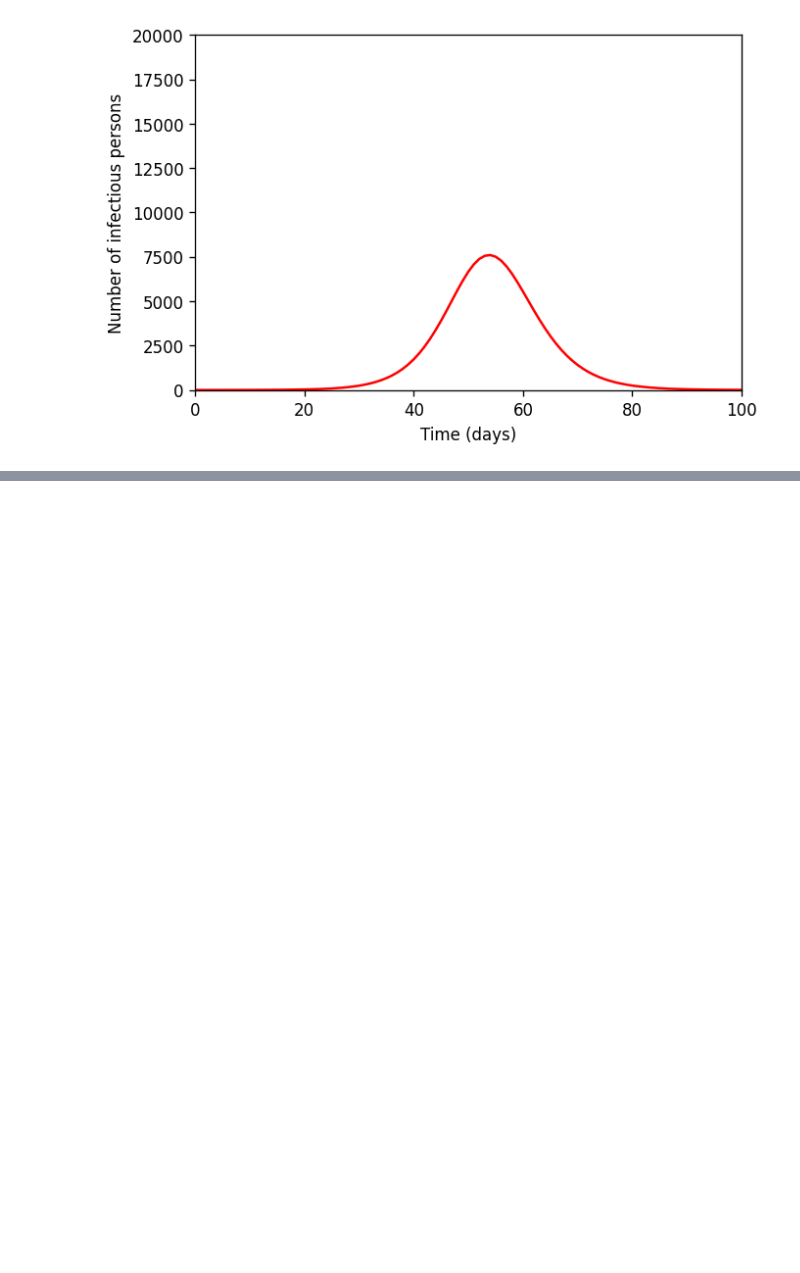
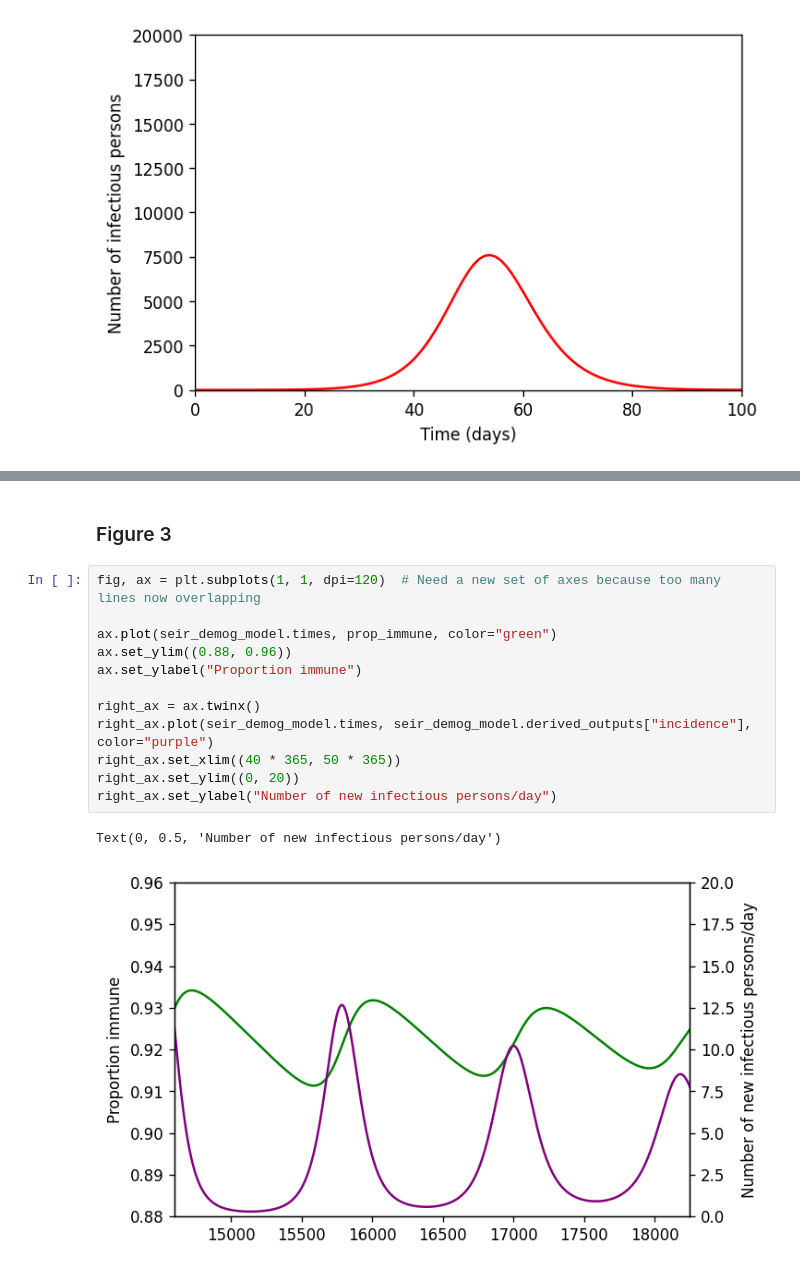
Before and after one commit to monash-emu/summer, a Jupyter notebook: docs/vynnycky_white/chapter_2_4.ipynb, the cells around one changed output, grey strips where cells are left out. Drawn from its saved outputs; the diff is of its cells as text; blank space fills up the shorter version.

```diff
--- a/docs/vynnycky_white/chapter_2_3.ipynb
+++ b/docs/vynnycky_white/chapter_2_4.ipynb
@@ -341,0 +394,17 @@ Text(0, 0.5, 'Number of new infectious persons/time step')
+# %% [markdown]
+### Figure 3
+# %%
+fig, ax = plt.subplots(1, 1, dpi=120)  # Need a new set of axes because too many lines now overlapping
+
+ax.plot(seir_demog_model.times, prop_immune, color="green")
+ax.set_ylim((0.88, 0.96))
+ax.set_ylabel("Proportion immune")
+
+right_ax = ax.twinx()
+right_ax.plot(seir_demog_model.times, seir_demog_model.derived_outputs["incidence"], color="purple")
+right_ax.set_xlim((40 * 365, 50 * 365))
+right_ax.set_ylim((0, 20))
+right_ax.set_ylabel("Number of new infectious persons/day")
+# %% [output]
+Text(0, 0.5, 'Number of new infectious persons/day')
+[figure, added]
```
Also changed, not shown: parts of 28 cells of this notebook.
